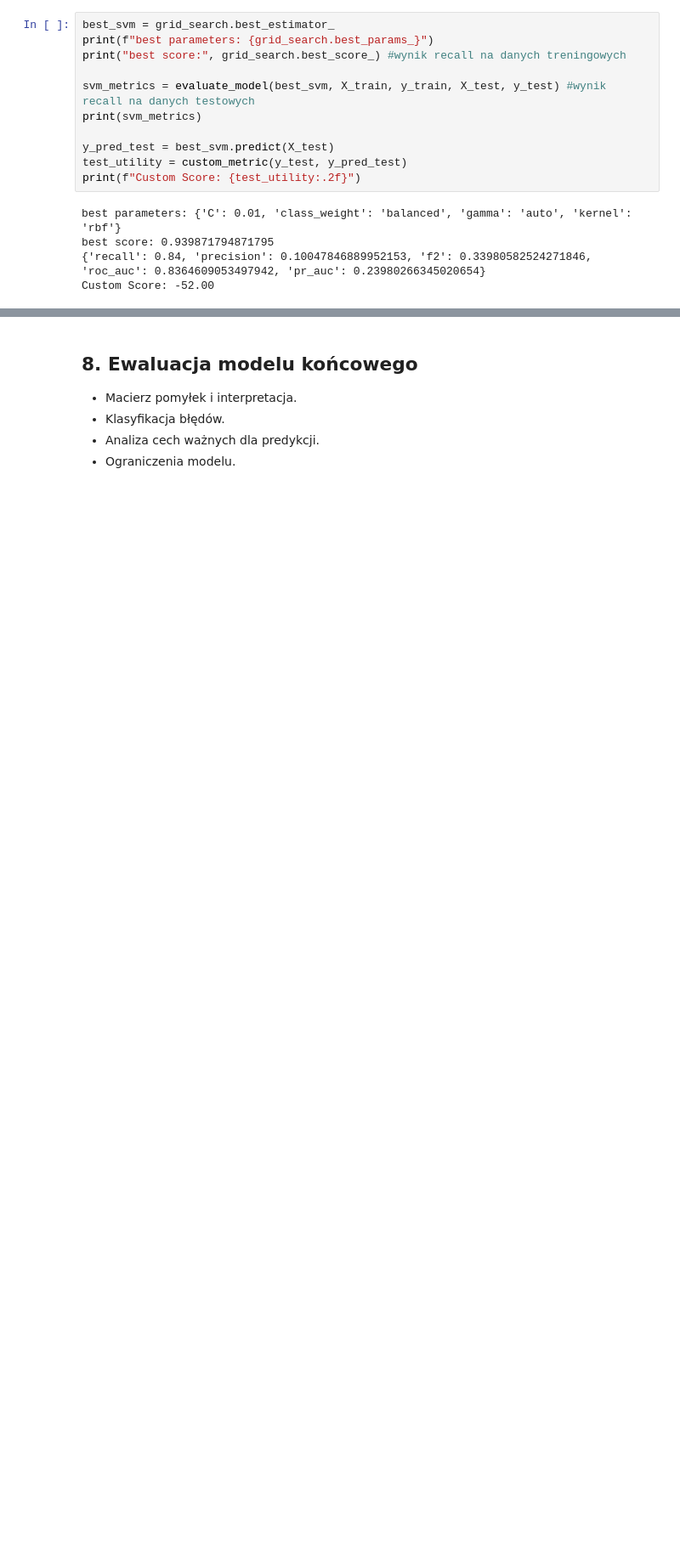
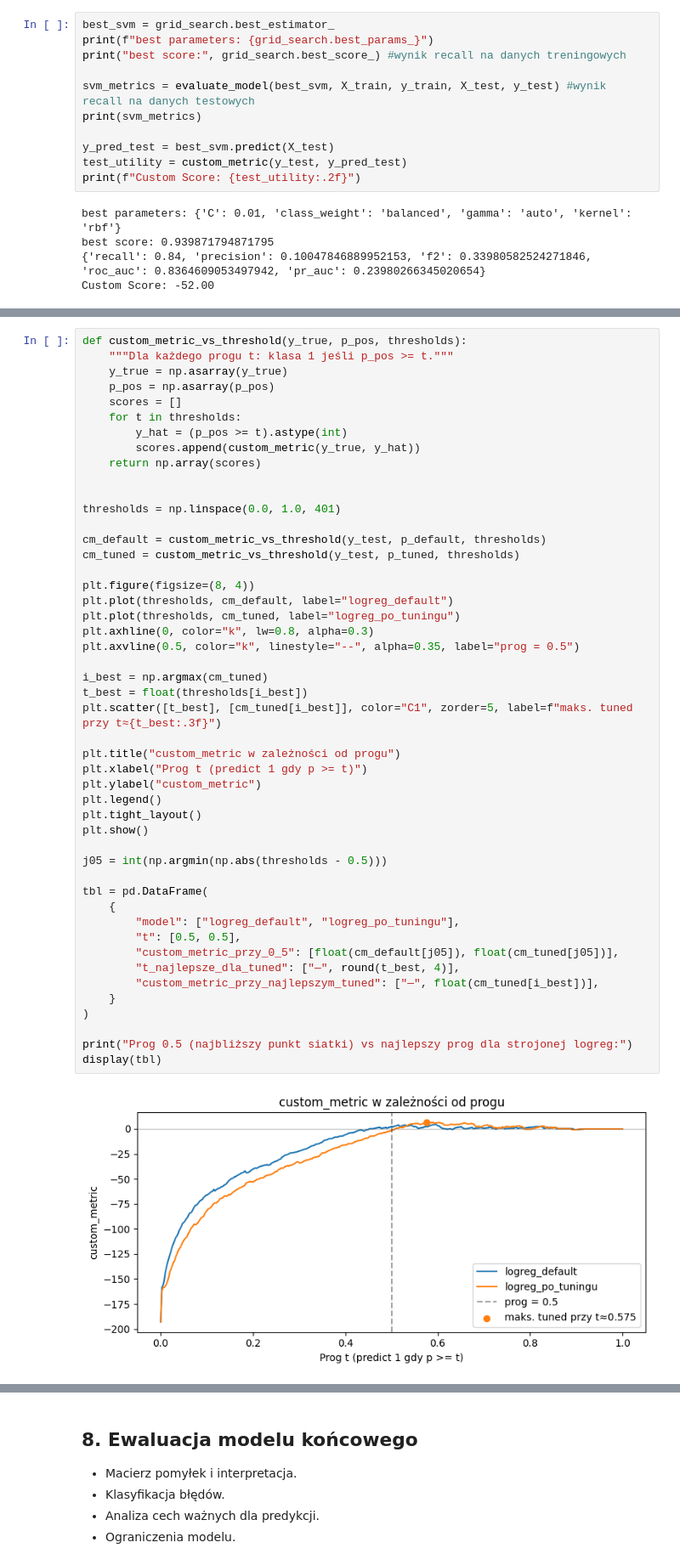
Before and after one commit to Zajecia-na-PWr-LR/lista-4-projekt-grupowy-malinki-wiki, a Jupyter notebook: notebooks/Stroke_Prediction.ipynb, the cells around one changed output, grey strips where cells are left out. Shown at 85% size. Saved outputs shown, nothing was run; the diff lists cells and outputs as text; blank space fills up the shorter version.

```diff
--- a/notebooks/Stroke_Prediction.ipynb
+++ b/notebooks/Stroke_Prediction.ipynb
@@ -614,0 +730,50 @@ Custom Score: -52.00
+# %%
+def custom_metric_vs_threshold(y_true, p_pos, thresholds):
+    """Dla każdego progu t: klasa 1 jeśli p_pos >= t."""
+    y_true = np.asarray(y_true)
+    p_pos = np.asarray(p_pos)
+    scores = []
+    for t in thresholds:
+        y_hat = (p_pos >= t).astype(int)
+        scores.append(custom_metric(y_true, y_hat))
+    return np.array(scores)
+
+
+thresholds = np.linspace(0.0, 1.0, 401)
+
+cm_default = custom_metric_vs_threshold(y_test, p_default, thresholds)
+cm_tuned = custom_metric_vs_threshold(y_test, p_tuned, thresholds)
+
+plt.figure(figsize=(8, 4))
+plt.plot(thresholds, cm_default, label="logreg_default")
+plt.plot(thresholds, cm_tuned, label="logreg_po_tuningu")
+plt.axhline(0, color="k", lw=0.8, alpha=0.3)
+plt.axvline(0.5, color="k", linestyle="--", alpha=0.35, label="prog = 0.5")
+
+i_best = np.argmax(cm_tuned)
+t_best = float(thresholds[i_best])
+plt.scatter([t_best], [cm_tuned[i_best]], color="C1", zorder=5, label=f"maks. tuned przy t≈{t_best:.3f}")
+
+plt.title("custom_metric w zależności od progu")
+plt.xlabel("Prog t (predict 1 gdy p >= t)")
+plt.ylabel("custom_metric")
+plt.legend()
+plt.tight_layout()
+plt.show()
+
+j05 = int(np.argmin(np.abs(thresholds - 0.5)))
+
+tbl = pd.DataFrame(
+    {
+        "model": ["logreg_default", "logreg_po_tuningu"],
+        "t": [0.5, 0.5],
+        "custom_metric_przy_0_5": [float(cm_default[j05]), float(cm_tuned[j05])],
+        "t_najlepsze_dla_tuned": ["—", round(t_best, 4)],
+        "custom_metric_przy_najlepszym_tuned": ["—", float(cm_tuned[i_best])],
+    }
+)
+
+print("Prog 0.5 (najbliższy punkt siatki) vs najlepszy prog dla strojonej logreg:")
+display(tbl)
+# %% [output]
+[figure, added]
```
Also changed, not shown: parts of 20 cells of this notebook.
